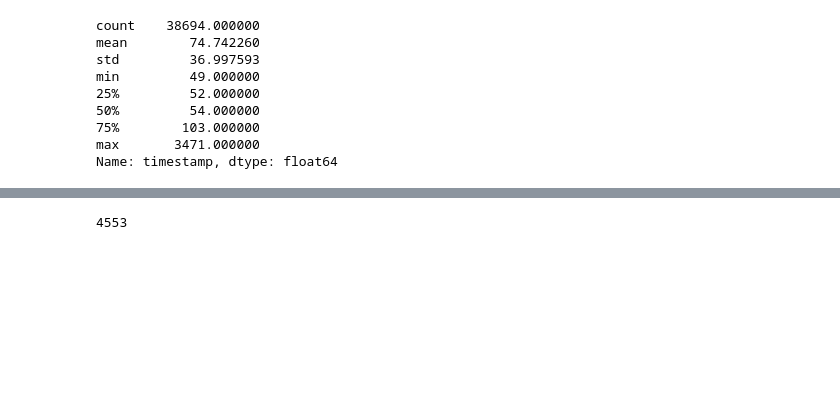
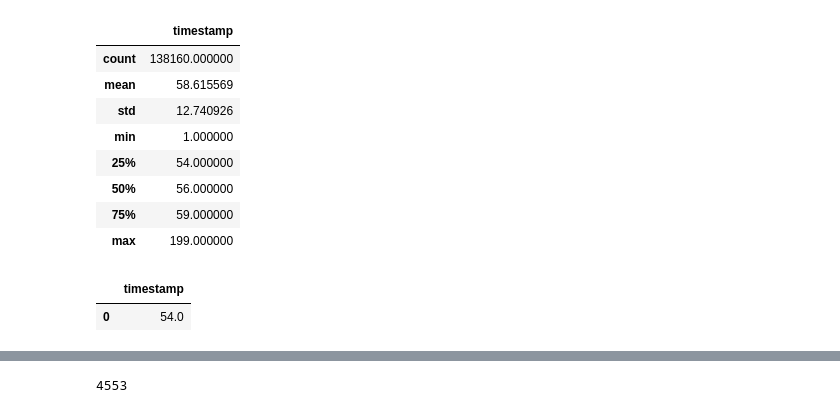
Before and after one commit to alkorolyov/vast-stats, a Jupyter notebook: notebooks/10 - tests.ipynb, the cells around one changed output, grey strips where cells are left out. Cells and saved outputs as stored; diff of their text form; code cells hidden in the pictures; blank space fills up the shorter version.

```diff
--- a/notebooks/10 - tests.ipynb
+++ b/notebooks/10 - tests.ipynb
@@ -189,15 +115,20 @@ df = dbm.table_to_df('timestamp_tbl')
 # %%
-df.timestamp.diff().describe()
+df.diff().query('timestamp < 200').describe()
 # %% [output]
-count    38694.000000
-mean        74.742260
-std         36.997593
-min         49.000000
-25%         52.000000
-50%         54.000000
-75%        103.000000
-max       3471.000000
-Name: timestamp, dtype: float64
+|  | timestamp |
+| count | 138160.000000 |
+| mean | 58.615569 |
+| std | 12.740926 |
+| min | 1.000000 |
+| 25% | 54.000000 |
+| 50% | 56.000000 |
+| 75% | 59.000000 |
+| max | 199.000000 |
+# %%
+df.diff().query('timestamp < 10000').mode()
+# %% [output]
+|  | timestamp |
+| 0 | 54.0 |
 # %%
 import seaborn as sns
 import matplotlib.pyplot as plt
```
Also changed, not shown: parts of 15 cells of this notebook.
